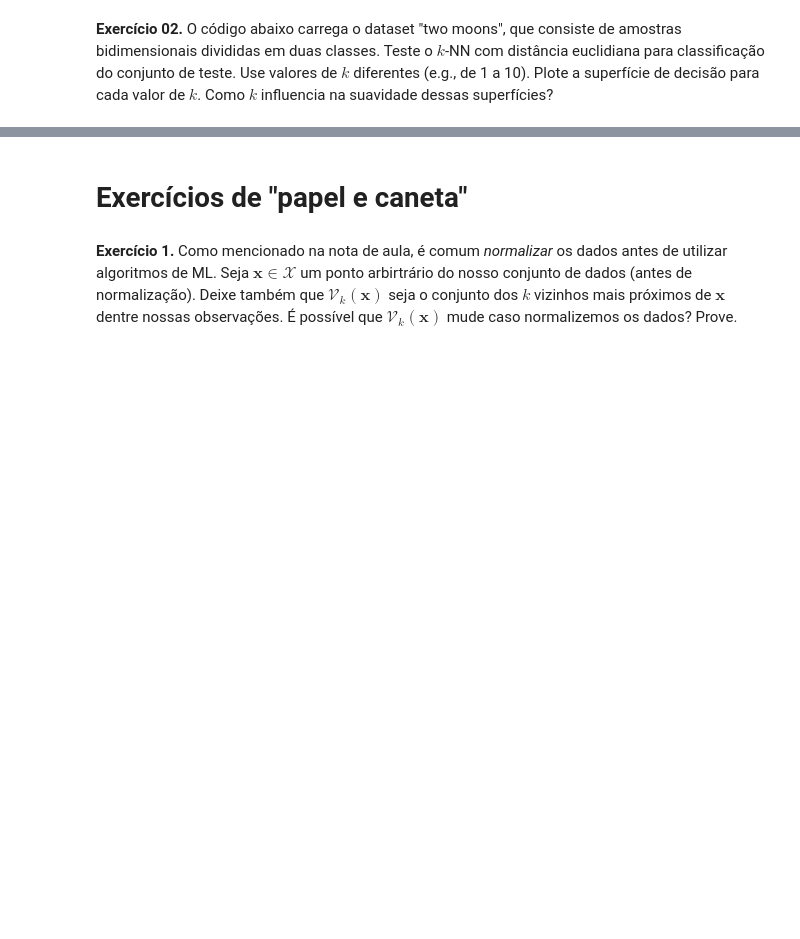
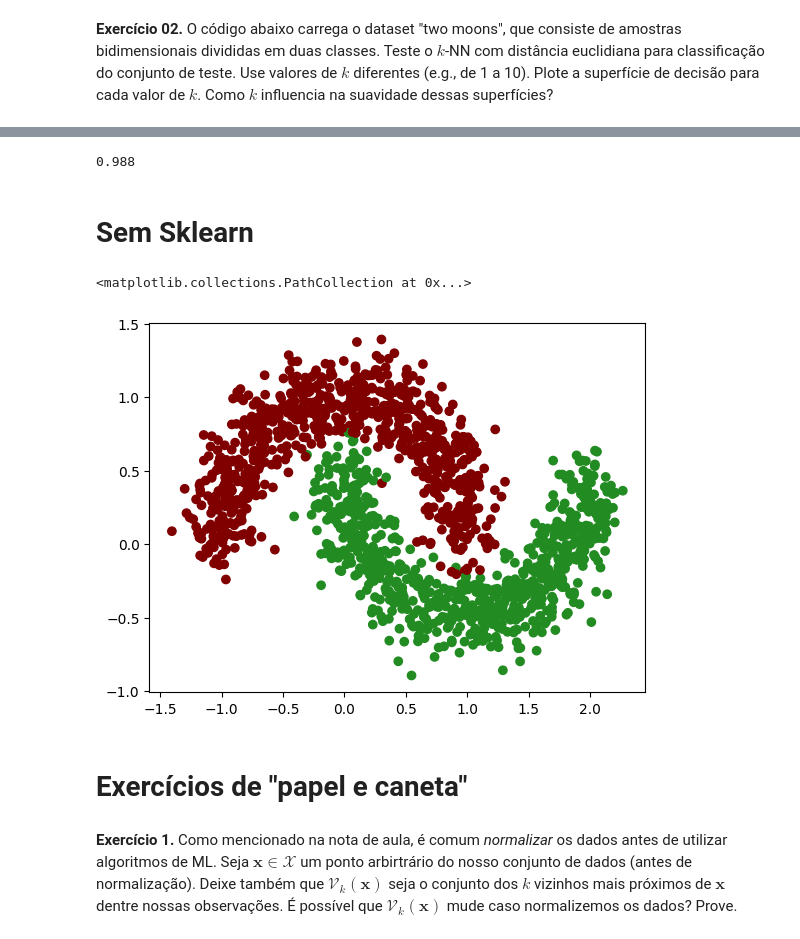
Before and after one commit to andvsilva/dataset, a Jupyter notebook: knn/ML_exercise_1.ipynb, the cells around one changed output, grey strips where cells are left out. Saved outputs shown, nothing was run; the diff lists cells and outputs as text; code cells hidden in the pictures; blank space fills up the shorter version.

```diff
--- a/knn/ML_exercise_1.ipynb
+++ b/knn/ML_exercise_1.ipynb
@@ -196,5 +311,49 @@ plt.scatter(scaled_features[:,0], scaled_features[:,1], c=vectorizer(kmeans.labe
 # %%
-#X_train, X_val, y_train, y_val = train_test_split(X, y, test_size=0.2, random_state=1)
+X_train, X_test, y_train, y_test = train_test_split(X, y, random_state = 42, test_size = 0.2)
+# %%
+class KNN:
+    def __init__(self, k):
+        self.k = k
+
+    def fit(self, X, y):
+        self.X_train = X
+        self.y_train = y
+
+    def predict(self, X_test):
+        final_output = []
+        for i in range(len(X_test)):
+            d = []
+            votes = []
+            for j in range(len(X_train)):
+                dist = scipy.spatial.distance.euclidean(X_train[j] , X_test[i])
+                d.append([dist, j])
+            d.sort()
+            d = d[0:self.k]
+            for d, j in d:
+                votes.append(y_train[j])
+            ans = Counter(votes).most_common(1)[0][0]
+            final_output.append(ans)
+
+        return final_output
+
+    def score(self, X_test, y_test):
+        predictions = self.predict(X_test)
+        return (predictions == y_test).sum() / len(y_test)
+# %%
+clf = KNN(2)
+clf.fit(X_train, y_train)
+prediction = clf.predict(X_test)
+# %%
+clf.score(X_test, y_test)
+# %% [output]
+0.988
+# %% [markdown]
+# Sem Sklearn
+# %%
+plt.scatter(X_test[:,0], X_test[:,1], c=vectorizer(prediction))
+# %% [output]
+<matplotlib.collections.PathCollection at 0x...>
+[figure, added]
 # %% [markdown]
 # Exercícios de "papel e caneta"
 # %% [markdown]
```
Also changed, not shown: parts of 28 cells of this notebook, 16 other files.
